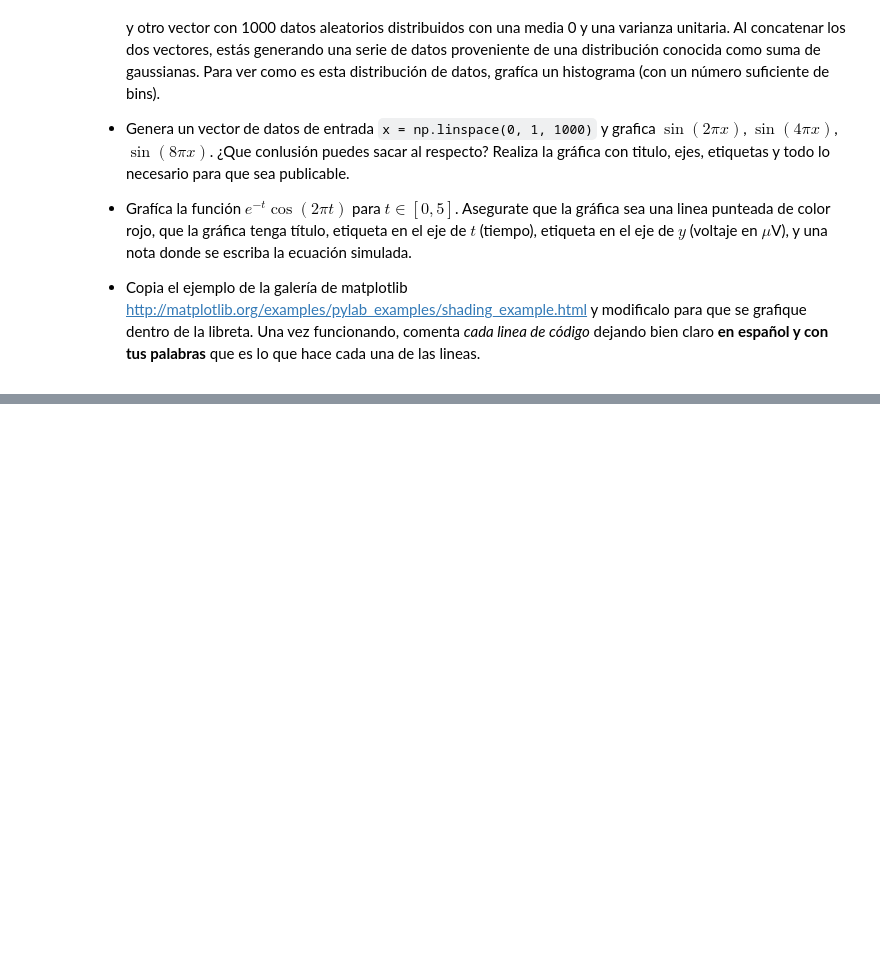
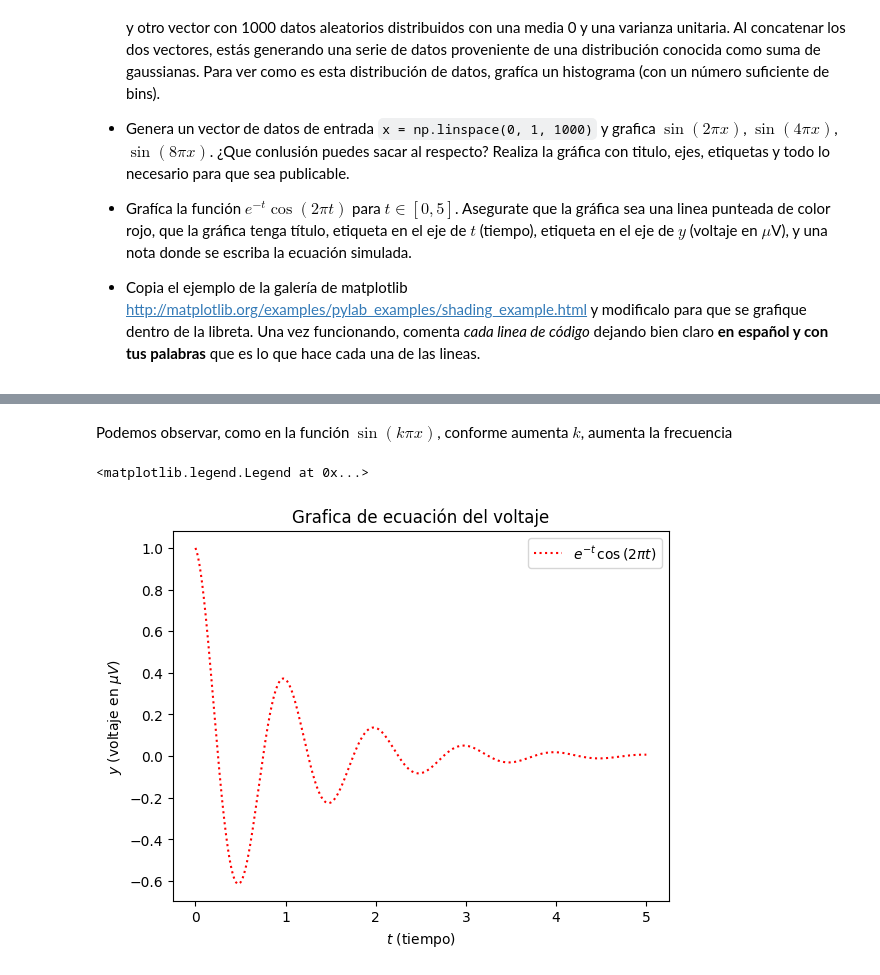
Before and after one commit to omarpach/3-Aprendizaje, a Jupyter notebook: Introducción a Numpy y Matplotlib.ipynb, the cells around one changed output, grey strips where cells are left out. Saved outputs shown, nothing was run; the diff lists cells and outputs as text; code cells hidden in the pictures; blank space fills up the shorter version.

```diff
--- a/Introducción a Numpy y Matplotlib.ipynb
+++ b/Introducción a Numpy y Matplotlib.ipynb
@@ -366,0 +637,16 @@ Realiza lo siguiente en varias celdas abajo de esta:
+# %% [markdown]
+Podemos observar, como en la función $\sin (k \pi x)$, conforme aumenta $k$,
+aumenta la frecuencia
+# %%
+# TERCER PROBLEMA
+t = np.linspace(0, 5, 1000)
+y = np.exp(-t) * np.cos(2 * np.pi * t)
+
+plt.plot(t, y, label=r'$e^{-t}\, \cos \left( 2 \pi t \right)$', linestyle='dotted', color='red')
+plt.xlabel(r'$t$ (tiempo)')
+plt.ylabel(r'$y$ (voltaje en $\mu V$)')
+plt.title('Grafica de ecuació')
+plt.legend(loc=0)
+# %% [output]
+<matplotlib.legend.Legend at 0x...>
+[figure, added]
```
Also changed, not shown: parts of 32 cells of this notebook.
